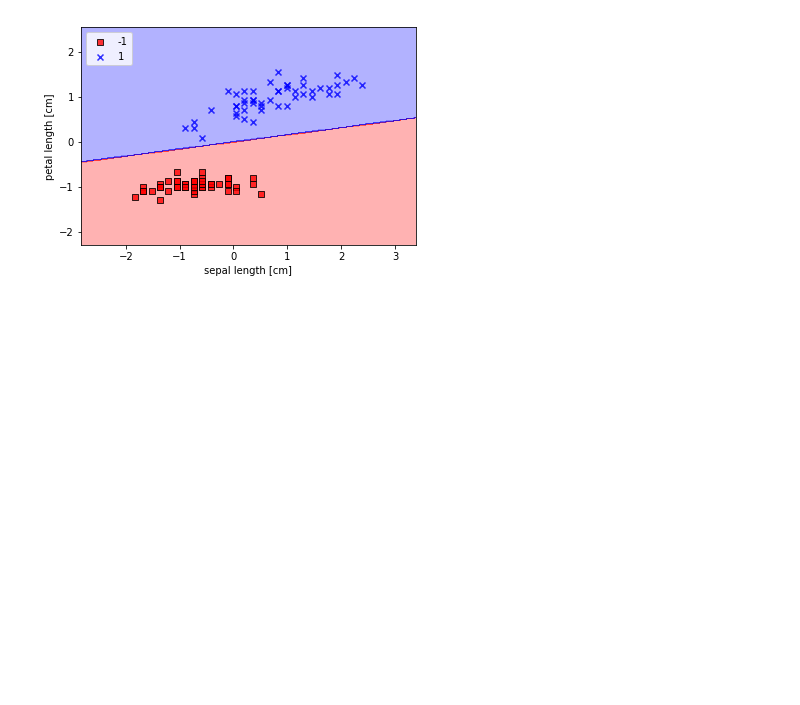
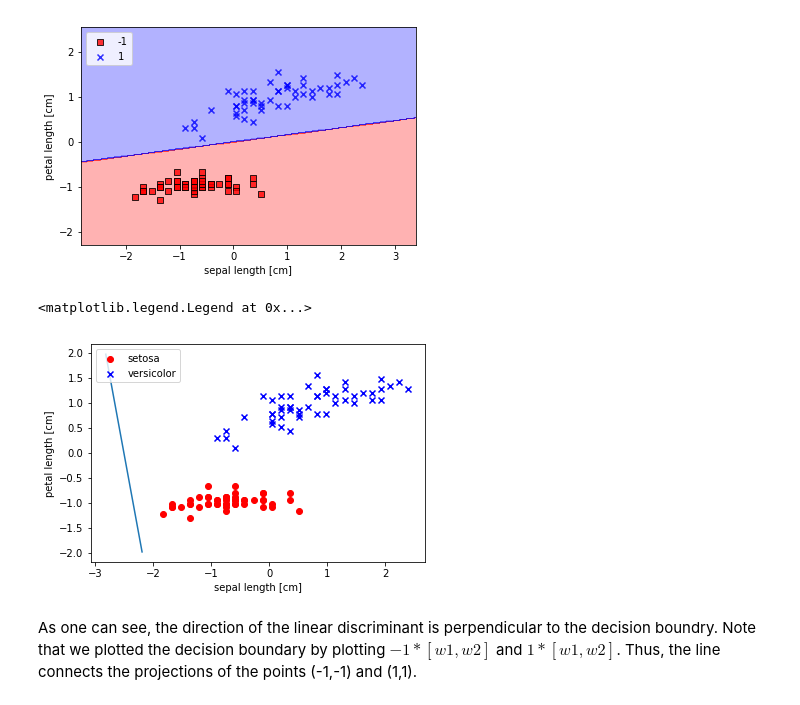
Before and after one commit to mc-robinson/ml_notebooks, a Jupyter notebook: LDA&QDA.ipynb, the cells around one changed output. Cells and saved outputs as stored; diff of their text form; code cells hidden in the pictures; blank space fills up the shorter version.

```diff
--- a/LDA&QDA.ipynb
+++ b/LDA&QDA.ipynb
@@ -638,3 +638,26 @@ plt.legend(loc='upper left')
 # %% [output]
 <matplotlib.legend.Legend at 0x...>
 [figure]
+# %%
+my_lda = LDA(num_components=1).fit(X,y)
+evec = my_lda.get_W()
+# %%
+unit_evec = evec/np.sum(evec**2)
+
+# plot data
+w1 = unit_evec[0][0]
+w2 = unit_evec[1][0]
+plt.plot([-2*w1-2.5,2*w1-2.5],[-2*w2,2*w2])
+plt.scatter(X[:50, 0], X[:50, 1],
+            color='red', marker='o', label='setosa')
+plt.scatter(X[50:100, 0], X[50:100, 1],
+            color='blue', marker='x', label='versicolor')
+
+plt.xlabel('sepal length [cm]')
+plt.ylabel('petal length [cm]')
+plt.legend(loc='upper left')
+# %% [output]
+<matplotlib.legend.Legend at 0x...>
+[figure, added]
+# %% [markdown]
+As one can see, the direction of the linear discriminant is perpendicular to the decision boundry. Note that we plotted the decision boundary by plotting $-1*[w1,w2]$ and $1*[w1,w2]$. Thus, the line connects the projections of the points (-1,-1) and (1,1).
```
Also changed, not shown: parts of 1 cell of this notebook.
